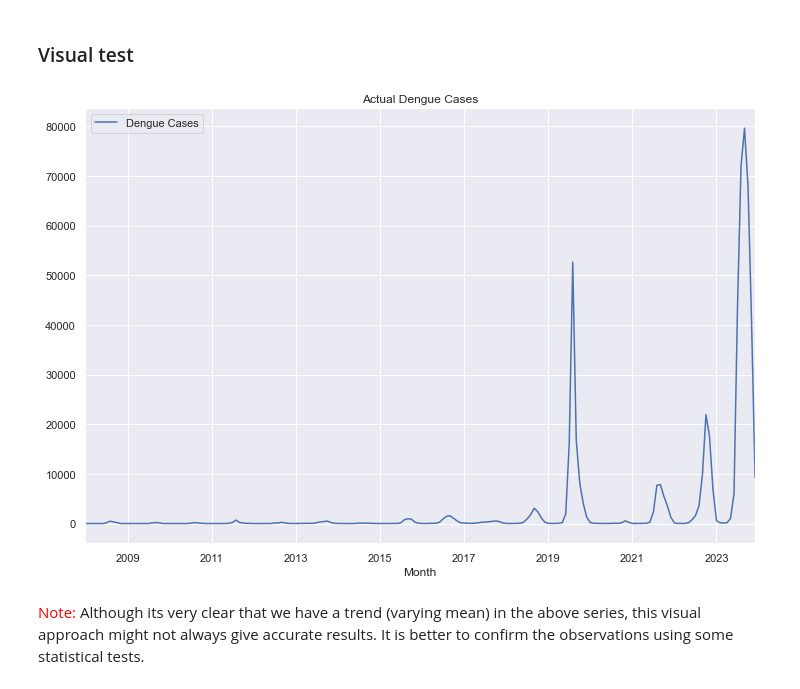
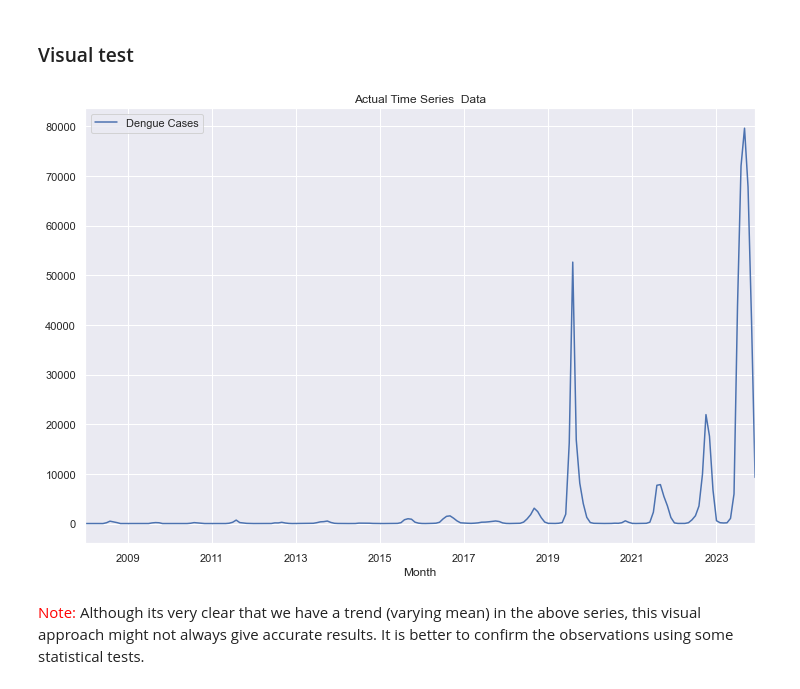
Before and after one commit to Rasel-25/Book-s-Code, a Jupyter notebook: Python for Data Analysis/Test_Code.ipynb, the cells around one changed output. Drawn from its saved outputs; the diff is of its cells as text; code cells hidden in the pictures.

Commit message:
Dengue

```diff
--- a/Python for Data Analysis/Test_Code.ipynb
+++ b/Python for Data Analysis/Test_Code.ipynb
@@ -54,12 +54,12 @@ df.describe().T
 ### Visual test
 # %%
 data = data.copy()
-data.plot(figsize=(12,8), title='Actual Dengue Cases')
+data.plot(figsize=(12,8), title='Actual Time Series  Data')
 sns.set(style='dark')
 plt.grid()
 plt.show()
 # %% [output]
-[figure, old version]
+[figure, new version]
 # %% [markdown]
 <font color ='red'>Note: </font> Although its very clear that we have a trend (varying mean) in the above series, this visual approach might not always give accurate results. It is better to confirm the observations using some statistical tests.
 # %% [markdown]
```
